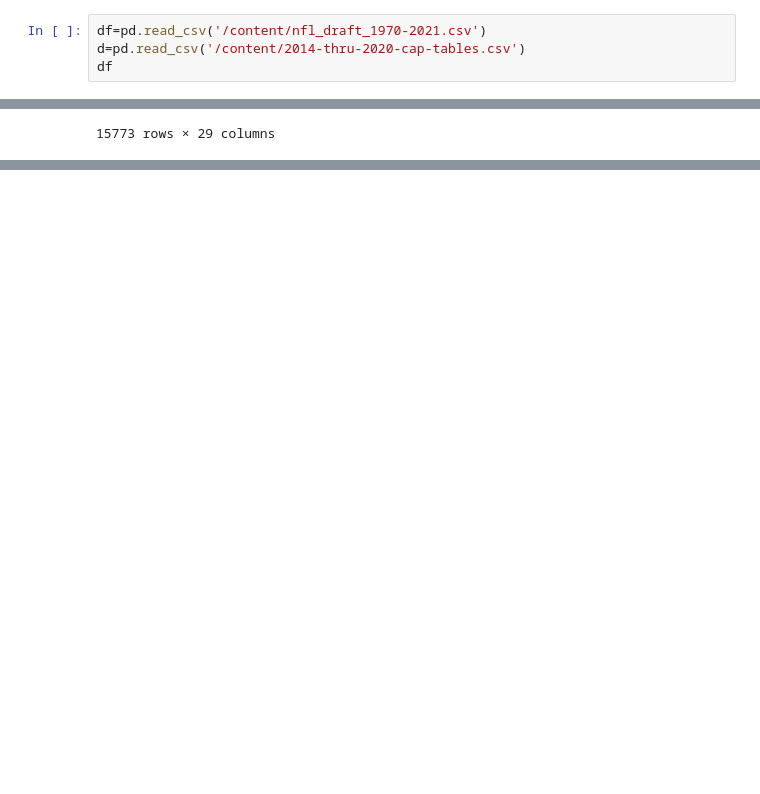
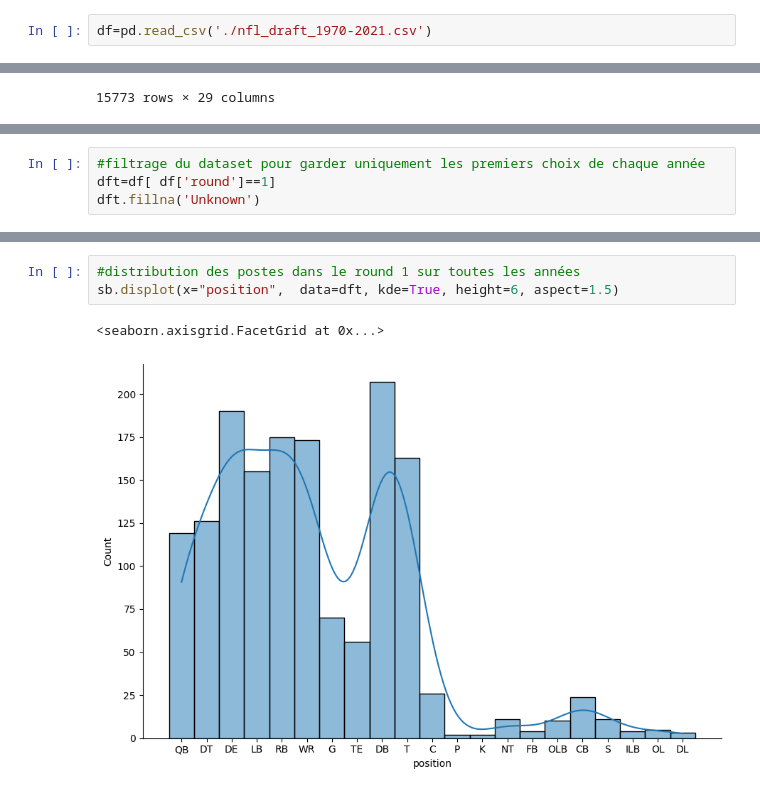
Before and after one commit to WinnMBG/ProjetAnalyseDeDonnees, a Jupyter notebook: ProjetDAWinn.ipynb, the cells around one changed output, grey strips where cells are left out. Drawn from its saved outputs; the diff is of its cells as text; blank space fills up the shorter version.

```diff
--- a/ProjetDAWinn.ipynb
+++ b/ProjetDAWinn.ipynb
@@ -3,6 +10,4 @@ import pandas as pd
 import numpy as np
 import seaborn as sb
 # %%
-df=pd.read_csv('/content/nfl_draft_1970-2021.csv')
-d=pd.read_csv('/content/2014-thru-2020-cap-tables.csv')
-df
+df=pd.read_csv('./nfl_draft_1970-2021.csv')
@@ -99,0 +96,4 @@ ValueError: ignored
+# %%
+#filtrage du dataset pour garder uniquement les premiers choix de chaque année
+dft=df[ df['round']==1]
+dft.fillna('Unknown')
@@ -99,0 +114,6 @@ ValueError: ignored
+# %%
+#distribution des postes dans le round 1 sur toutes les années
+sb.displot(x="position",  data=dft, kde=True, height=6, aspect=1.5)
+# %% [output]
+<seaborn.axisgrid.FacetGrid at 0x...>
+[figure, added]
```
Also changed, not shown: parts of 25 cells of this notebook.
